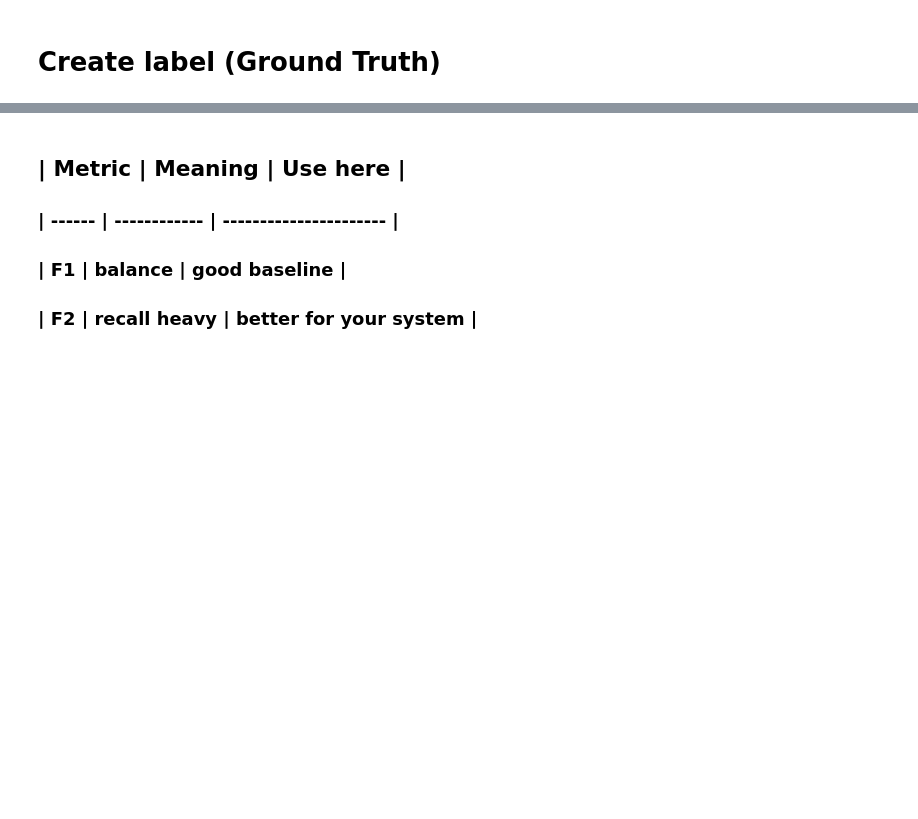
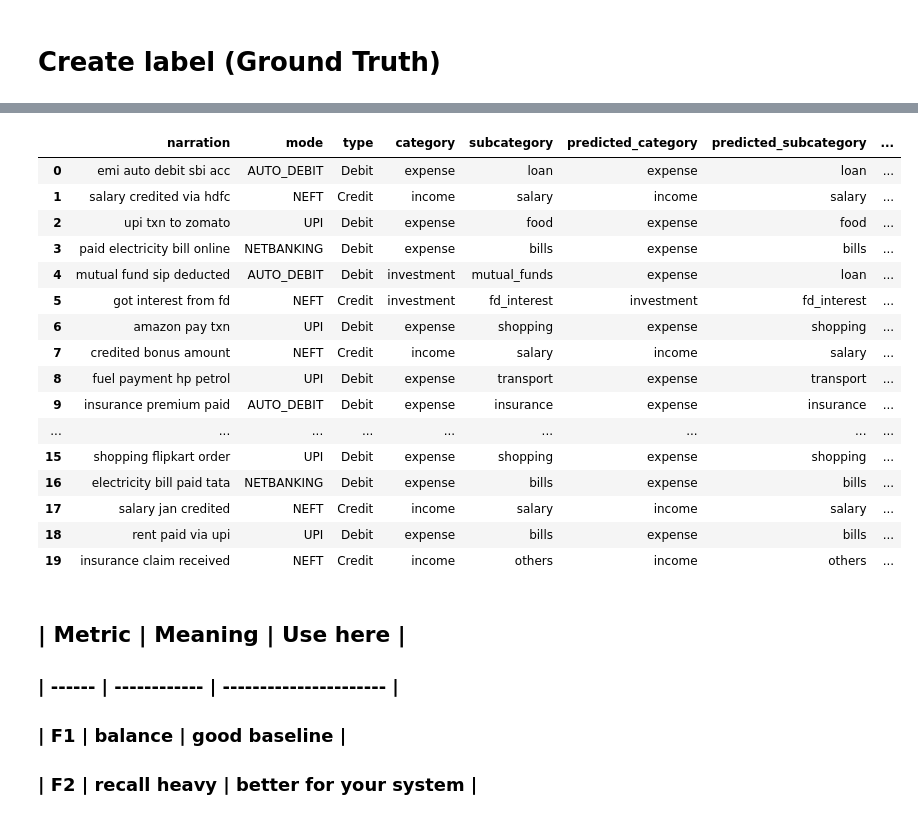
Before and after one commit to swarajp8020/GLiNER2, a Jupyter notebook: practice/poc/distil_bert_transaction_classification.ipynb, the cells around one changed output, grey strips where cells are left out. Saved outputs shown, nothing was run; the diff lists cells and outputs as text; code cells hidden in the pictures; blank space fills up the shorter version.

```diff
--- a/practice/poc/distil_bert_transaction_classification.ipynb
+++ b/practice/poc/distil_bert_transaction_classification.ipynb
@@ -136,3 +124,32 @@ TrainOutput(global_step=108, training_loss=1.6071552612163402, metrics={'train_r
+# %%
+def explain_distilbert(text, tokenizer, model, labels, top_n=3):
+    import torch
+
+    inputs = tokenizer(text, return_tensors="pt", truncation=True)
+
+    with torch.no_grad():
+        outputs = model(**inputs)
+        logits = outputs.logits
+
+    probs = torch.softmax(logits, dim=1)[0].tolist()
+
+    # Top prediction
+    top_idx = probs.index(max(probs))
+    top_label = labels[top_idx]
+    top_prob = probs[top_idx]
+
+    # Second best
+    sorted_indices = sorted(range(len(probs)), key=lambda i: probs[i])
+    second_idx = sorted_indices[-2]
+    second_label = labels[second_idx]
+    second_prob = probs[second_idx]
+
+    # Tokens
+    tokens = tokenizer.convert_ids_to_tokens(inputs["input_ids"][0])
+    tokens = [t.replace("##", "") for t in tokens if t not in ["[CLS]", "[SEP]", "[PAD]"]]
+    tokens = [t for t in tokens if len(t) > 2][:top_n]
+
+    return f"Tokens [{', '.join(tokens)}] → '{top_label}' ({top_prob:.2f}), next '{second_label}' ({second_prob:.2f})"
 # %%
 import torch
 import torch.nn.functional as F
@@ -165,11 +182,12 @@ for i in range(len(df)):
     narration = df["narration"].iloc[i]
     mode = df["mode"].iloc[i]
     txn_type = df["type"].iloc[i]
-
-    # same input used for model
     text = df["input_text"].iloc[i]
 
     pred_category, pred_subcategory, confidence = predict(text)
+
+    # 🔥 ADD THIS LINE
+    model_comment = explain_distilbert(text, tokenizer, model, labels)
 
     results.append({
         "narration": narration,
@@ -183,9 +201,8 @@ for i in range(len(df)):
         "confidence_percent": f"{round(confidence*100,1)}%",
         "confidence_level": confidence_level(confidence),
         "correct": (df["category"].iloc[i] == pred_category) and
-           (df["subcategory"].iloc[i] == pred_subcategory)
+                   (df["subcategory"].iloc[i] == pred_subcategory),
+
+        # ✅ ADD THIS
+        "model_comment": model_comment
     })
-
-result_df = pd.DataFrame(results)
-
-print(result_df.to_string())
@@ -210,3 +211,23 @@ print(result_df.to_string())
+# %%
+result_df.head(20)
+# %% [output]
+|  | narration | mode | type | category | subcategory | predicted_category | predicted_subcategory | ... |
+| 0 | emi auto debit sbi acc | AUTO_DEBIT | Debit | expense | loan | expense | loan | ... |
+| 1 | salary credited via hdfc | NEFT | Credit | income | salary | income | salary | ... |
+| 2 | upi txn to zomato | UPI | Debit | expense | food | expense | food | ... |
+| 3 | paid electricity bill online | NETBANKING | Debit | expense | bills | expense | bills | ... |
+| 4 | mutual fund sip deducted | AUTO_DEBIT | Debit | investment | mutual_funds | expense | loan | ... |
+| 5 | got interest from fd | NEFT | Credit | investment | fd_interest | investment | fd_interest | ... |
+| 6 | amazon pay txn | UPI | Debit | expense | shopping | expense | shopping | ... |
+| 7 | credited bonus amount | NEFT | Credit | income | salary | income | salary | ... |
+| 8 | fuel payment hp petrol | UPI | Debit | expense | transport | expense | transport | ... |
+| 9 | insurance premium paid | AUTO_DEBIT | Debit | expense | insurance | expense | insurance | ... |
+| ... | ... | ... | ... | ... | ... | ... | ... | ... |
+| 15 | shopping flipkart order | UPI | Debit | expense | shopping | expense | shopping | ... |
+| 16 | electricity bill paid tata | NETBANKING | Debit | expense | bills | expense | bills | ... |
+| 17 | salary jan credited | NEFT | Credit | income | salary | income | salary | ... |
+| 18 | rent paid via upi | UPI | Debit | expense | bills | expense | bills | ... |
+| 19 | insurance claim received | NEFT | Credit | income | others | income | others | ... |
 # %% [markdown]
 ## | Metric | Meaning      | Use here               |
 ### | ------ | ------------ | ---------------------- |
```
Also changed, not shown: parts of 10 cells of this notebook, 2 other files.
